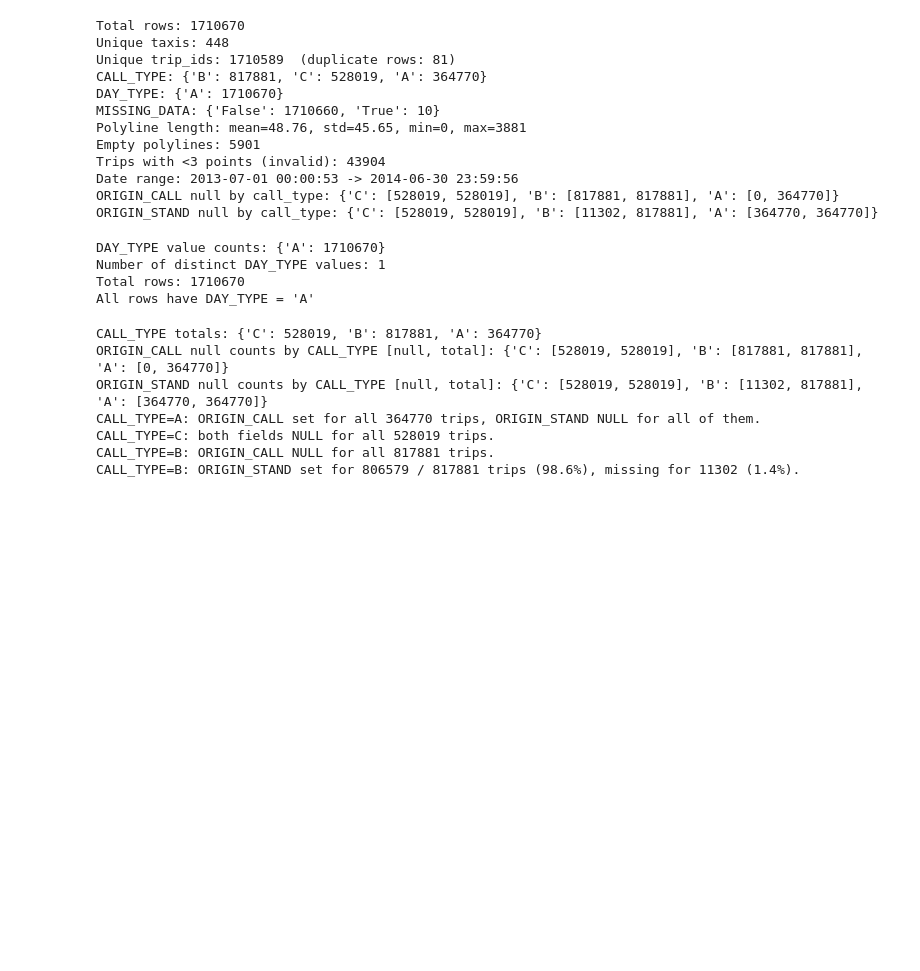
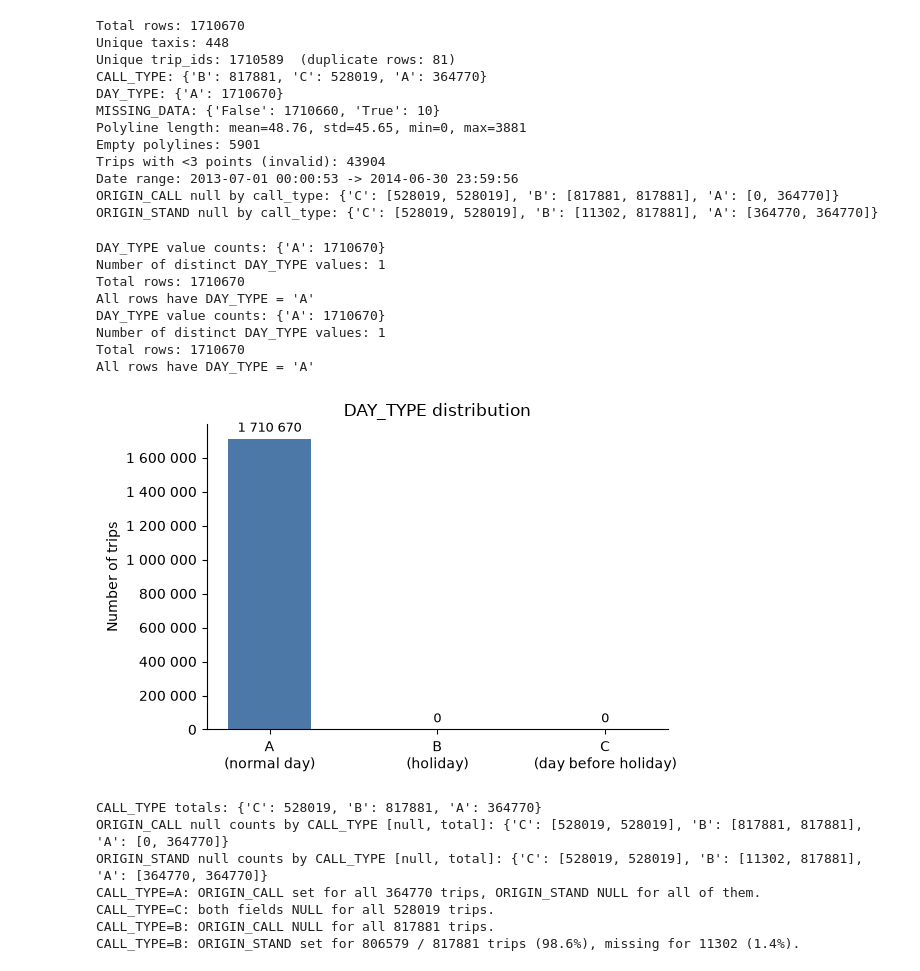
Before and after one commit to HalvardNo/Assignment-2-TDT4225, a Jupyter notebook: eda/porto_eda.ipynb, the cells around one changed output. Saved outputs shown, nothing was run; the diff lists cells and outputs as text; code cells hidden in the pictures; blank space fills up the shorter version.

```diff
--- a/eda/porto_eda.ipynb
+++ b/eda/porto_eda.ipynb
@@ -117,21 +117,58 @@ ORIGIN_STAND null by call_type: {'C': [528019, 528019], 'B': [11302, 817881], 'A
 # %%
 day_type_counts = {}
 
 for chunk in pd.read_csv(PATH, chunksize=CHUNKSIZE, usecols=["DAY_TYPE"]):
     vc = chunk["DAY_TYPE"].value_counts(dropna=False)
     for k, v in vc.items():
         day_type_counts[str(k)] = day_type_counts.get(str(k), 0) + int(v)
 
 print(f"DAY_TYPE value counts: {day_type_counts}")
 print(f"Number of distinct DAY_TYPE values: {len(day_type_counts)}")
 print(f"Total rows: {sum(day_type_counts.values())}")
 assert len(day_type_counts) == 1, "DAY_TYPE is not constant!"
 print(f"All rows have DAY_TYPE = '{list(day_type_counts.keys())[0]}'")
+day_type_counts = {}
+
+for chunk in pd.read_csv(PATH, chunksize=CHUNKSIZE, usecols=["DAY_TYPE"]):
+    vc = chunk["DAY_TYPE"].value_counts(dropna=False)
+    for k, v in vc.items():
+        day_type_counts[str(k)] = day_type_counts.get(str(k), 0) + int(v)
+
+print(f"DAY_TYPE value counts: {day_type_counts}")
+print(f"Number of distinct DAY_TYPE values: {len(day_type_counts)}")
+print(f"Total rows: {sum(day_type_counts.values())}")
+assert len(day_type_counts) == 1, "DAY_TYPE is not constant!"
+print(f"All rows have DAY_TYPE = '{list(day_type_counts.keys())[0]}'")
+
+# Bar chart: include all three documented values so the empty ones are visible
+labels = ["A\n(normal day)", "B\n(holiday)", "C\n(day before holiday)"]
+counts = [day_type_counts.get(k, 0) for k in ["A", "B", "C"]]
+
+fig, ax = plt.subplots(figsize=(6, 4))
+bars = ax.bar(labels, counts, color="#4C78A8", width=0.5)
+ax.set_ylabel("Number of trips")
+ax.set_title("DAY_TYPE distribution")
+ax.yaxis.set_major_formatter(lambda x, _: f"{int(x):,}".replace(",", " "))
+ax.spines[["top", "right"]].set_visible(False)
+
+for bar, c in zip(bars, counts):
+    ax.annotate(f"{c:,}".replace(",", " "),
+                (bar.get_x() + bar.get_width() / 2, c),
+                ha="center", va="bottom", fontsize=9,
+                xytext=(0, 3), textcoords="offset points")
+
+plt.tight_layout()
+plt.show()
 # %% [output]
 DAY_TYPE value counts: {'A': 1710670}
 Number of distinct DAY_TYPE values: 1
 Total rows: 1710670
 All rows have DAY_TYPE = 'A'
+DAY_TYPE value counts: {'A': 1710670}
+Number of distinct DAY_TYPE values: 1
+Total rows: 1710670
+All rows have DAY_TYPE = 'A'
+[figure, added]
 # %%
 origin_call_null_by_calltype = {}
 origin_stand_null_by_calltype = {}
```
Also changed, not shown: parts of 13 cells of this notebook, 3 other files.
